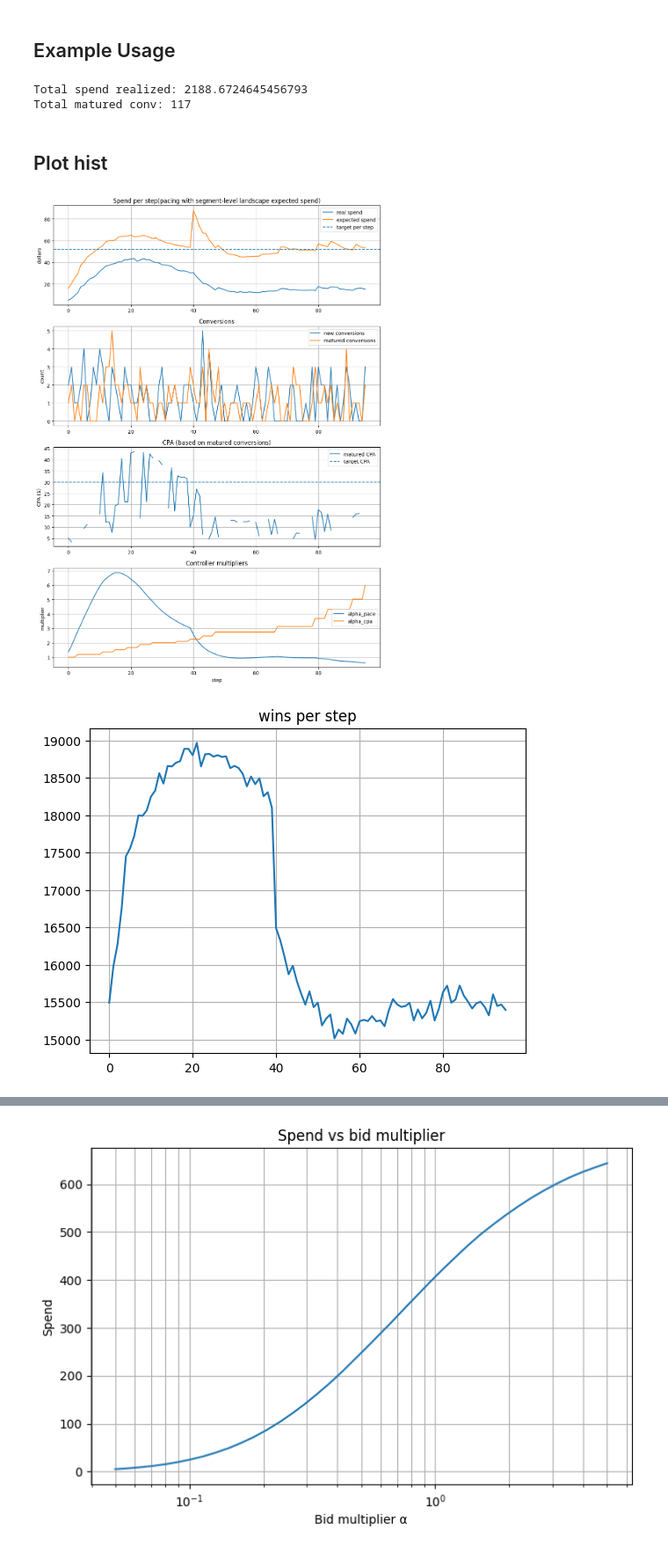
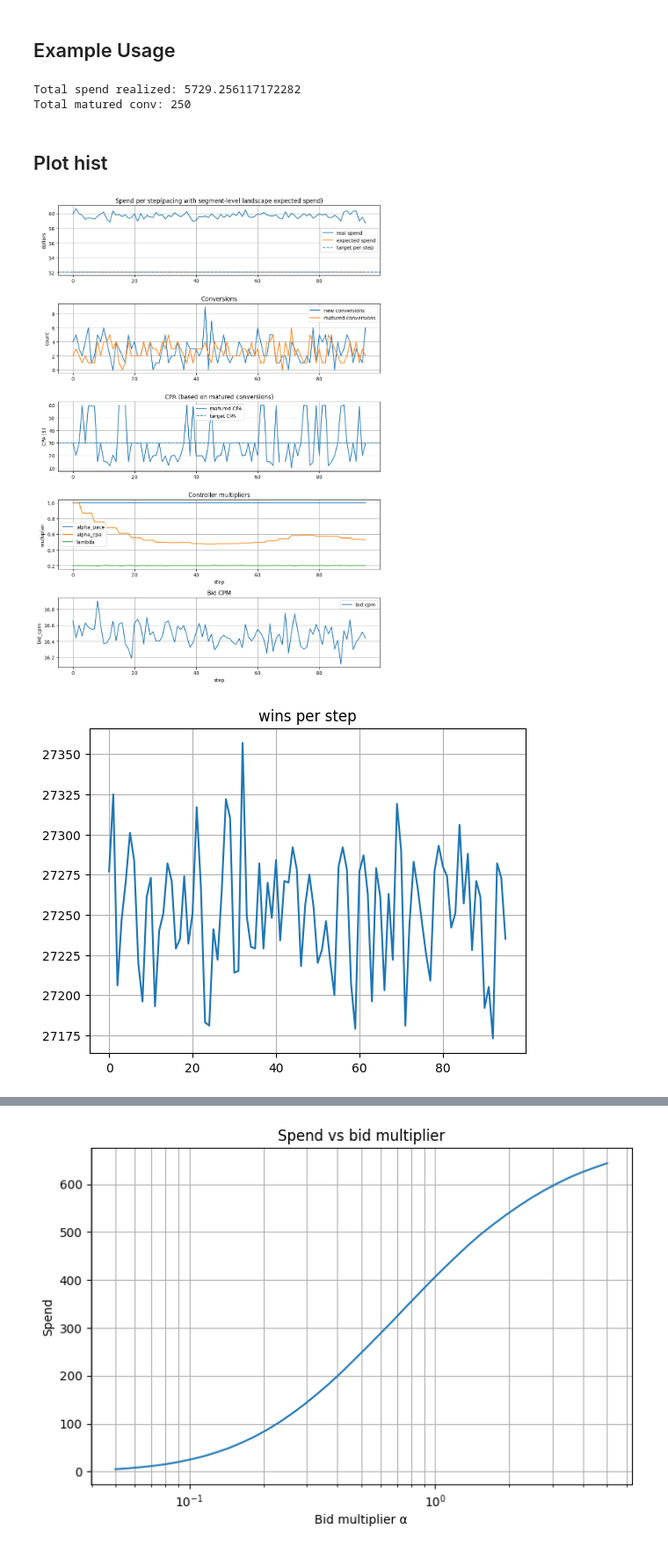
Before and after one commit to xuyang1220/bid-landscape, a Jupyter notebook: notebooks/bid_landsacpe.ipynb, the cells around one changed output, grey strips where cells are left out. Shown at 88% size. Drawn from its saved outputs; the diff is of its cells as text; code cells hidden in the pictures.

Commit message:
Add HDMI shadow price lambda solver, and use lambda for pacing.

```diff
--- a/notebooks/bid_landsacpe.ipynb
+++ b/notebooks/bid_landsacpe.ipynb
@@ -1118,9 +1184,11 @@ def run_bidding_loop(
     hist = {
         "alpha_pace": [],
         "alpha_cpa": [],
+        "lambda": [],
         "spend_real": [],
         "spend_exp": [],
         "spend_global_exp": [],
+        "bid_cpm": [],
         "wins": [],
         "convs_new": [],
         "convs_matured": [],
@@ -1181,15 +1249,24 @@ def run_bidding_loop(
         # --- base bid ---
         if bid_mode == "tcpa":
             # common tCPA-style: bid ~= 1000 * p(conv) * targetCPA
-            base_bid_cpm = 1000.0 * p_hat * target_cpa_dollars
+            base_bid_cpm = 1000.0 * p_hat * target_cpa_dollars * alpha_cpa
         elif bid_mode == "value":
             # value bidding: bid ~= 1000 * p(conv) * value_per_conv
-            base_bid_cpm = 1000.0 * p_hat * value_per_conv_dollars
+            base_bid_cpm = 1000.0 * p_hat * value_per_conv_dollarsss
         else:
             raise ValueError("bid_mode must be 'tcpa' or 'value'")
 
-        bid_cpm = base_mult * alpha_pace * alpha_cpa * base_bid_cpm
-        bid_cpm = np.clip(bid_cpm, bid_cpm_min, bid_cpm_max)
+        lam = solve_lambda_for_budget_step(
+            V_cpm=base_bid_cpm,
+            seg_ids=s,
+            mu_by_seg=mu_by_seg,
+            sigma_by_seg=sigma_by_seg,
+            budget_step_dollars=budget_step,
+        )
+
+        bid_cpm = np.clip(base_bid_cpm / lam, 0.01, 50.0)
+        #bid_cpm = base_mult * alpha_pace * alpha_cpa * base_bid_cpm
+        #bid_cpm = np.clip(bid_cpm, bid_cpm_min, bid_cpm_max)
 
         # --- HDMI predicted spend (expected) ---
         pay_exp_cpm = epay_cpm_lognormal(bid_cpm, mu, sig)
@@ -1235,9 +1312,11 @@ def run_bidding_loop(
         # --- log ---
         hist["alpha_pace"].append(alpha_pace)
         hist["alpha_cpa"].append(alpha_cpa)
+        hist["lambda"].append(lam)
         hist["spend_real"].append(spend_real)
         hist["spend_exp"].append(spend_exp)
         hist["spend_global_exp"].append(spend_global_exp)
+        hist["bid_cpm"].append(bid_cpm.mean())
         hist["wins"].append(int(win.sum()))
         hist["convs_new"].append(int(convs_new))
         hist["convs_matured"].append(int(convs_matured))
@@ -1250,7 +1329,7 @@ def run_bidding_loop(
 # %% [markdown]
 ### Generate simulation data and fit a global model
 # %%
-sim = simulate_market_cpm(n=300_000, d=6, seed=7, beta_scale=5.0, bid_cpm_min=0.05, bid_cpm_max=10.0)
+sim = simulate_market_cpm(n=300_000, d=6, seed=7, beta_scale=0.35, bid_cpm_min=0.05, bid_cpm_max=10.0)
 X = sim["X"]
 bid = sim["bid_cpm"]
 win = sim["win"].astype(np.int8)
@@ -1369,15 +1444,15 @@ hist = run_bidding_loop(
     # price_shock_mult=2.0,
     # traffic_shock_step=40,
     # traffic_shock_mult=2.0,
-    mix_shift_step=40,
-    mix_shift_strength=0.9,
-    expensive_set=expensive_set,
+    # mix_shift_step=40,
+    # mix_shift_strength=0.9,
+    # expensive_set=expensive_set,
 )
 print("Total spend realized:", sum(hist["spend_real"]))
 print("Total matured conv:", sum(hist["convs_matured"]))
 # %% [output]
-Total spend realized: 2188.6724645456793
-Total matured conv: 117
+Total spend realized: 5729.256117172282
+Total matured conv: 250
 # %% [markdown]
 ## Plot hist
 # %%
@@ -1391,6 +1466,7 @@ def plot_simulator_hist(hist, budget_total=None, target_cpa=None, pace_use_globa
 
     spend_real = np.array(hist["spend_real"])
     spend_exp  = np.array(hist["spend_exp"]) if not pace_use_global_exp_s else np.array(hist["spend_global_exp"])
+    bid_cpm    = np.array(hist["bid_cpm"])
     conv_new   = np.array(hist["convs_new"])
     conv_mat   = np.array(hist["convs_matured"])
     cpa_mat    = np.array(hist["cpa_matured"])
@@ -1398,8 +1474,9 @@ def plot_simulator_hist(hist, budget_total=None, target_cpa=None, pace_use_globa
 
     alpha_pace = np.array(hist["alpha_pace"])
     alpha_cpa  = np.array(hist["alpha_cpa"])
+    lam        = np.array(hist["lambda"])
 
-    fig, axs = plt.subplots(4, 1, figsize=(10, 14))
+    fig, axs = plt.subplots(5, 1, figsize=(10, 14))
 
     # -----------------------------
     # Spend per step
@@ -1446,37 +1523,49 @@ def plot_simulator_hist(hist, budget_total=None, target_cpa=None, pace_use_globa
     # -----------------------------
     axs[3].plot(steps, alpha_pace, label="alpha_pace")
     axs[3].plot(steps, alpha_cpa, label="alpha_cpa")
+    axs[3].plot(steps, lam, label="lambda")
 
     axs[3].set_title("Controller multipliers")
     axs[3].set_ylabel("multiplier")
     axs[3].set_xlabel("step")
     axs[3].legend()
     axs[3].grid(True)
+
+    # -----------------------------
+    # Bid CPMs
+    # -----------------------------
+    # print(bid_cpm)
+    axs[4].plot(steps, bid_cpm, label="bid cpm")
+    axs[4].set_title("Bid CPM")
+    axs[4].set_ylabel("bid_cpm")
+    axs[4].set_xlabel("step")
+    axs[4].legend()
+    axs[4].grid(True)
 
     plt.tight_layout()
     plt.show()
 
 plot_simulator_hist(
     hist,
     budget_total=5000,
     target_cpa=30,
     pace_use_global_exp_s=False
 )
 
 # Win rate
 plt.figure()
 plt.plot(hist["wins"])
 plt.title("wins per step")
 plt.grid(True)
 
 # Cumulative spend
 cum_spend = np.cumsum(hist["spend_real"])
 
 plt.figure()
 plt.plot(cum_spend)
 plt.title("cumulative spend")
 plt.ylabel("$")
 plt.grid(True)
 # %% [output]
-[figure, old version]
+[figure, new version]
-[figure, old version]
+[figure, new version]
```
Also changed, not shown: parts of 8 cells of this notebook.
